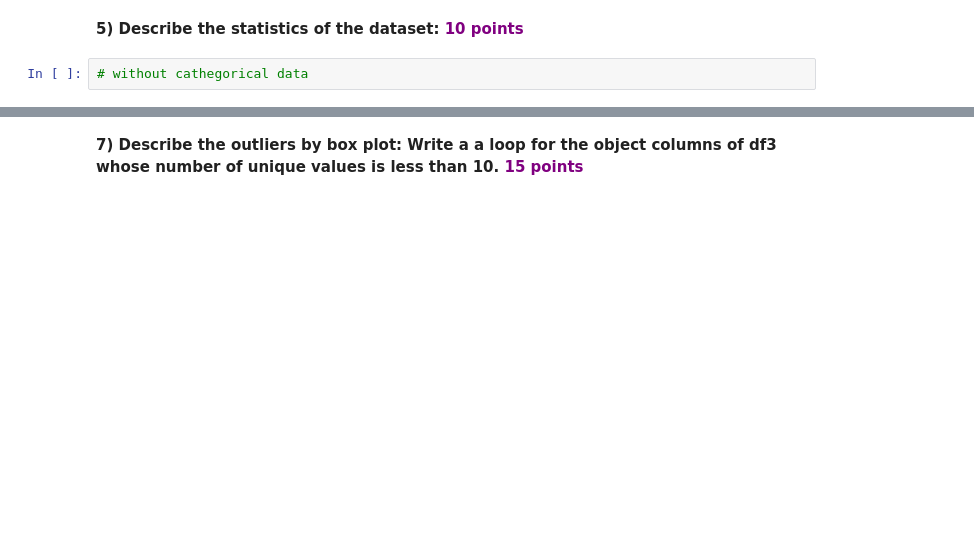
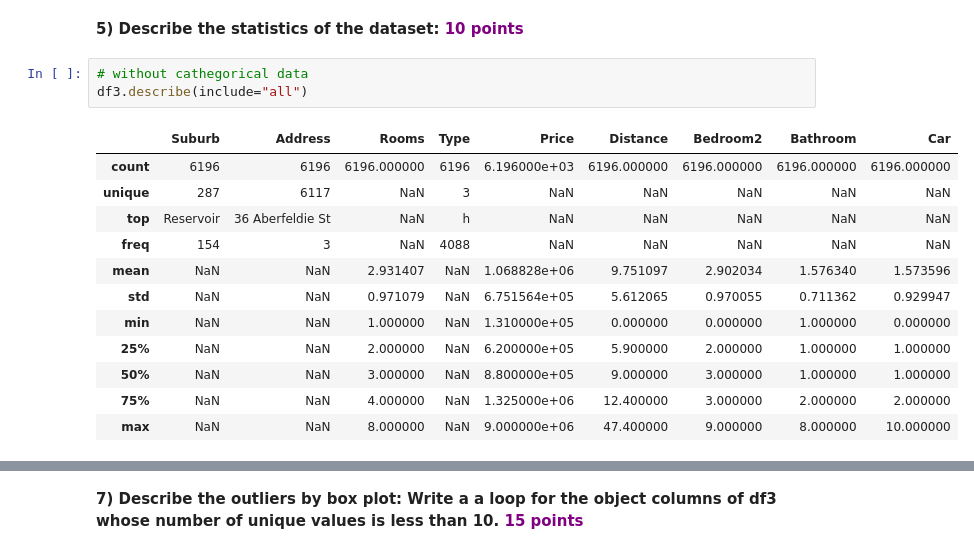
Before and after one commit to MSc-in-Software-Engineer/data-visualization, a Jupyter notebook: #2_homework/Assignment 2.ipynb, the cells around one changed output, grey strips where cells are left out. Saved outputs shown, nothing was run; the diff lists cells and outputs as text; blank space fills up the shorter version.

```diff
--- a/#2_homework/Assignment 2.ipynb
+++ b/#2_homework/Assignment 2.ipynb
@@ -35,5 +115,19 @@ __4) Select the 'Suburb', 'Address', 'Rooms', 'Type', 'Price','Distance', 'Bedro
 __5) Describe the statistics of the dataset: <font color='purple'> 10 points </font>__
 # %%
 # without cathegorical data
+df3.describe(include="all")
+# %% [output]
+|  | Suburb | Address | Rooms | Type | Price | Distance | Bedroom2 | Bathroom | Car |
+| count | 6196 | 6196 | 6196.000000 | 6196 | 6.196000e+03 | 6196.000000 | 6196.000000 | 6196.000000 | 6196.000000 |
+| unique | 287 | 6117 | NaN | 3 | NaN | NaN | NaN | NaN | NaN |
+| top | Reservoir | 36 Aberfeldie St | NaN | h | NaN | NaN | NaN | NaN | NaN |
+| freq | 154 | 3 | NaN | 4088 | NaN | NaN | NaN | NaN | NaN |
+| mean | NaN | NaN | 2.931407 | NaN | 1.068828e+06 | 9.751097 | 2.902034 | 1.576340 | 1.573596 |
+| std | NaN | NaN | 0.971079 | NaN | 6.751564e+05 | 5.612065 | 0.970055 | 0.711362 | 0.929947 |
+| min | NaN | NaN | 1.000000 | NaN | 1.310000e+05 | 0.000000 | 0.000000 | 1.000000 | 0.000000 |
+| 25% | NaN | NaN | 2.000000 | NaN | 6.200000e+05 | 5.900000 | 2.000000 | 1.000000 | 1.000000 |
+| 50% | NaN | NaN | 3.000000 | NaN | 8.800000e+05 | 9.000000 | 3.000000 | 1.000000 | 1.000000 |
+| 75% | NaN | NaN | 4.000000 | NaN | 1.325000e+06 | 12.400000 | 3.000000 | 2.000000 | 2.000000 |
+| max | NaN | NaN | 8.000000 | NaN | 9.000000e+06 | 47.400000 | 9.000000 | 8.000000 | 10.000000 |
 # %%
 # with categorical data
```
Also changed, not shown: parts of 12 cells of this notebook, 2 other files.
